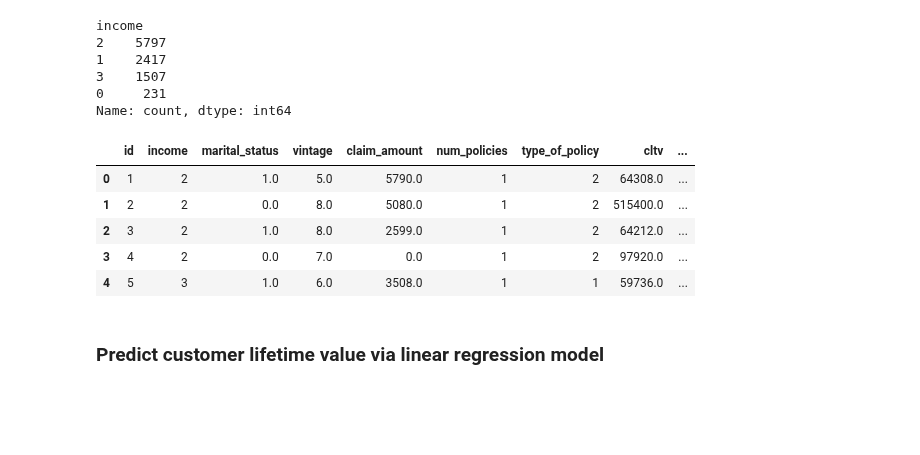
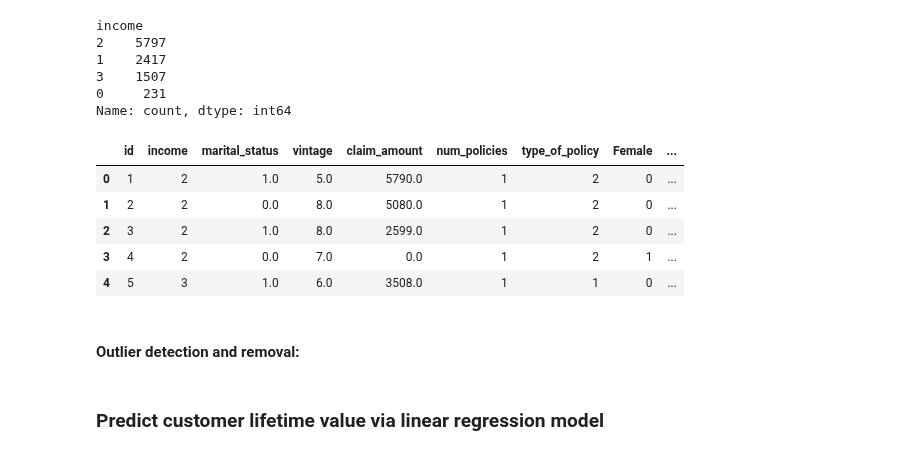
Before and after one commit to bkty1122/bkty1122, a Jupyter notebook: master-school-project/COM6101-Ass-1/Q3_p233340.ipynb, the cells around one changed output. Cells and saved outputs as stored; diff of their text form; code cells hidden in the pictures; blank space fills up the shorter version.

```diff
--- a/master-school-project/COM6101-Ass-1/Q3_p233340.ipynb
+++ b/master-school-project/COM6101-Ass-1/Q3_p233340.ipynb
@@ -232,12 +232,19 @@ income
 3    1507
 0     231
 Name: count, dtype: int64
-# %%
-df.head()
-# %% [output]
-|  | id | income | marital_status | vintage | claim_amount | num_policies | type_of_policy | cltv | ... |
-| 0 | 1 | 2 | 1.0 | 5.0 | 5790.0 | 1 | 2 | 64308.0 | ... |
-| 1 | 2 | 2 | 0.0 | 8.0 | 5080.0 | 1 | 2 | 515400.0 | ... |
-| 2 | 3 | 2 | 1.0 | 8.0 | 2599.0 | 1 | 2 | 64212.0 | ... |
-| 3 | 4 | 2 | 0.0 | 7.0 | 0.0 | 1 | 2 | 97920.0 | ... |
-| 4 | 5 | 3 | 1.0 | 6.0 | 3508.0 | 1 | 1 | 59736.0 | ... |
+# %%
+# rearrange columns: cltv to the end
+cols = list(df.columns)
+cols.remove('cltv')
+cols.append('cltv')
+df = df[cols]
+df.head()
+# %% [output]
+|  | id | income | marital_status | vintage | claim_amount | num_policies | type_of_policy | Female | ... |
+| 0 | 1 | 2 | 1.0 | 5.0 | 5790.0 | 1 | 2 | 0 | ... |
+| 1 | 2 | 2 | 0.0 | 8.0 | 5080.0 | 1 | 2 | 0 | ... |
+| 2 | 3 | 2 | 1.0 | 8.0 | 2599.0 | 1 | 2 | 0 | ... |
+| 3 | 4 | 2 | 0.0 | 7.0 | 0.0 | 1 | 2 | 1 | ... |
+| 4 | 5 | 3 | 1.0 | 6.0 | 3508.0 | 1 | 1 | 0 | ... |
+# %% [markdown]
+#### Outlier detection and removal:
```
Also changed, not shown: parts of 23 cells of this notebook, 1 other file.
